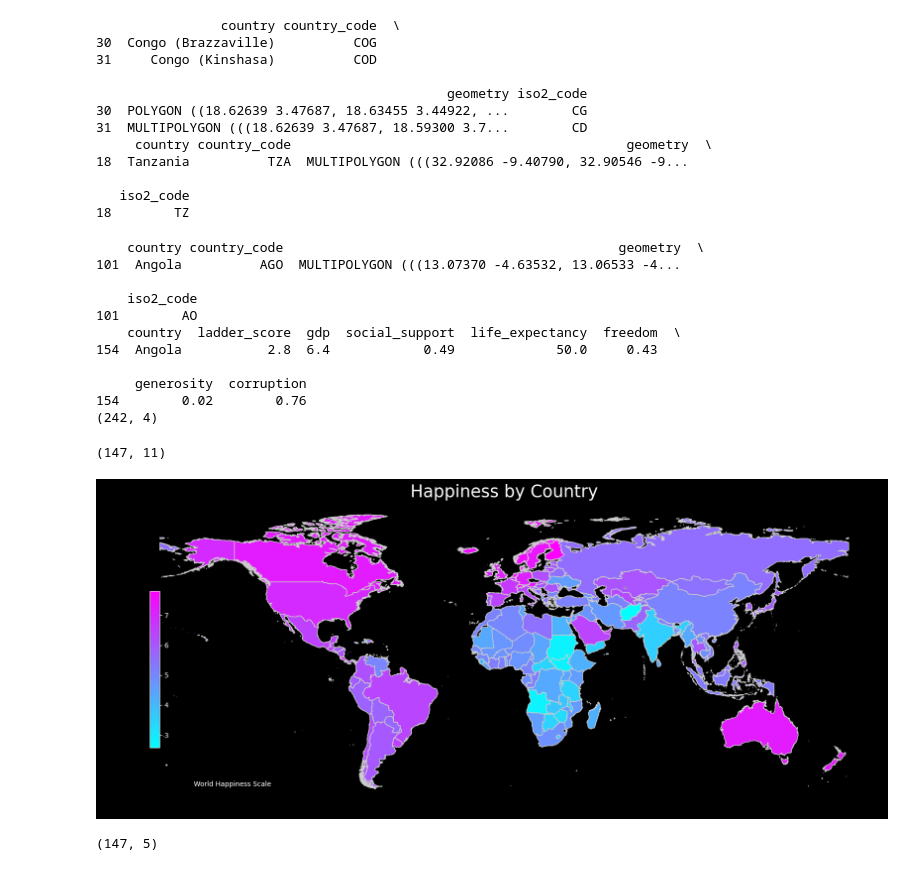
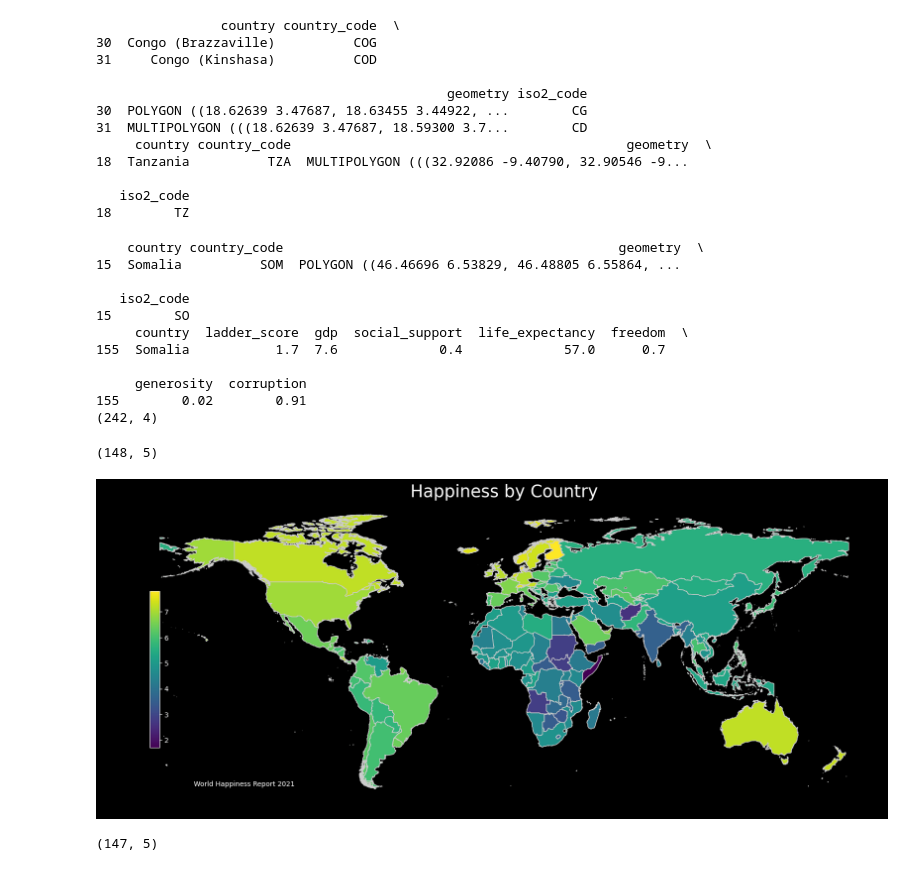
Before and after one commit to apsocarras/team-week, a Jupyter notebook: dw.ipynb, the cells around one changed output. Saved outputs shown, nothing was run; the diff lists cells and outputs as text; code cells hidden in the pictures.

```diff
--- a/dw.ipynb
+++ b/dw.ipynb
@@ -512,6 +512,9 @@ happiness_world2021 = happiness_world2021.append({'country': 'Sudan', 'ladder_sc
 # %%
 # found missing row data and added row to fill blank
 happiness_world2021 = happiness_world2021.append({'country': 'Angola', 'ladder_score': 2.8, 'gdp': 6.40, 'social_support': 0.49, 'life_expectancy': 50.0, 'freedom': 0.43, 'generosity': 0.02, 'corruption': 0.76}, ignore_index=True)
+# %%
+# found missing row data and added row to fill blank
+happiness_world2021 = happiness_world2021.append({'country': 'Somalia', 'ladder_score': 1.7, 'gdp': 7.6, 'social_support': 0.40, 'life_expectancy': 57.0, 'freedom': 0.70, 'generosity': 0.02, 'corruption': 0.91}, ignore_index=True)
 # %%
 # functions to convert row strings to work better with merging
 
@@ -569,26 +572,26 @@ print(geo_df[geo_df['country'].str.contains('Tanzania')])
 # print(geo_df[geo_df['country'].str.contains('Sudan')])
 # print(happiness_world2021[happiness_world2021['country'].str.contains('Sudan')])
 
-print(geo_df[geo_df['country'].str.contains('Angola')])
-print(happiness_world2021[happiness_world2021['country'].str.contains('Angola')])
+# print(geo_df[geo_df['country'].str.contains('Angola')])
+# print(happiness_world2021[happiness_world2021['country'].str.contains('Angola')])
 
 # print(geo_df[geo_df['country'].str.contains('Tanzania')])
 # print(happiness_world2021[happiness_world2021['country'].str.contains('Tanzania')])
 
-# print(geo_df[geo_df['country'].str.contains('Somalia')])
-# print(happiness_world2021[happiness_world2021['country'].str.contains('Somalia')])
+print(geo_df[geo_df['country'].str.contains('Somalia')])
+print(happiness_world2021[happiness_world2021['country'].str.contains('Somalia')])
 print(geo_df.shape)
 # %% [output]
     country country_code                                           geometry  \
-101  Angola          AGO  MULTIPOLYGON (((13.07370 -4.63532, 13.06533 -4...
+15  Somalia          SOM  POLYGON ((46.46696 6.53829, 46.48805 6.55864, ...
 
-    iso2_code
-101        AO
-    country  ladder_score  gdp  social_support  life_expectancy  freedom  \
-154  Angola           2.8  6.4            0.49             50.0     0.43
+   iso2_code
+15        SO
+     country  ladder_score  gdp  social_support  life_expectancy  freedom  \
+155  Somalia           1.7  7.6             0.4             57.0      0.7
 
      generosity  corruption
-154        0.02        0.76
+155        0.02        0.91
 (242, 4)
 # %%
 # # Merge the two dataframes
@@ -599,48 +602,48 @@ df = merged_geo_df.drop(['life_expectancy', 'freedom', 'corruption', 'gdp', 'soc
 
 #Create the indicator values
 # df['ladder_score'] = round(df['ladder_score'], 2)
-# df['ladder_score'].fillna(0, inplace=True)
-print(merged_geo_df.shape)
+df['ladder_score'].fillna(0, inplace=True)
+print(df.shape)
 # print(df.head())
 # %% [output]
-(147, 11)
+(148, 5)
 # %%
 from geopandas import GeoDataFrame
 # convert to geodata frame
 df = GeoDataFrame(df)
 # %%
 title = 'Happiness by Country'
-source = 'World Happiness Scale'
+source = 'World Happiness Report 2021'
 col = 'ladder_score'
 # source = 'Source: relataly.com \nGrowth Rate = New cases / All previous cases'
 vmin = df[col].min()
 vmax = df[col].max()
-cmap = 'cool'
+cmap = 'viridis'
 
 # Create figure and axes for Matplotlib
 fig, ax = plt.subplots(1, figsize=(20, 8))
 
 # Remove the axis
 ax.axis('off')
 df.plot(column=col, ax=ax, edgecolor='0.8', linewidth=1, cmap=cmap)
 
 # Add a title
 ax.set_title(title, fontdict={'fontsize': '25', 'fontweight': '3'})
 
 # Create an annotation for the data source
 ax.annotate(source, xy=(0.1, .08), xycoords='figure fraction', horizontalalignment='left', verticalalignment='bottom', fontsize=10)
 
 # Create colorbar as a legend
 sm = plt.cm.ScalarMappable(norm=plt.Normalize(vmin=vmin, vmax=vmax), cmap=cmap)
 
 # Empty array for the data range
 sm._A = []
 
 # Add the colorbar to the figure
 cbaxes = fig.add_axes([0.15, 0.25, 0.01, 0.4])
 cbar = fig.colorbar(sm, cax=cbaxes)
 # %% [output]
-[figure, old version]
+[figure, new version]
 # %%
 print(df.shape)
 # %% [output]
```
